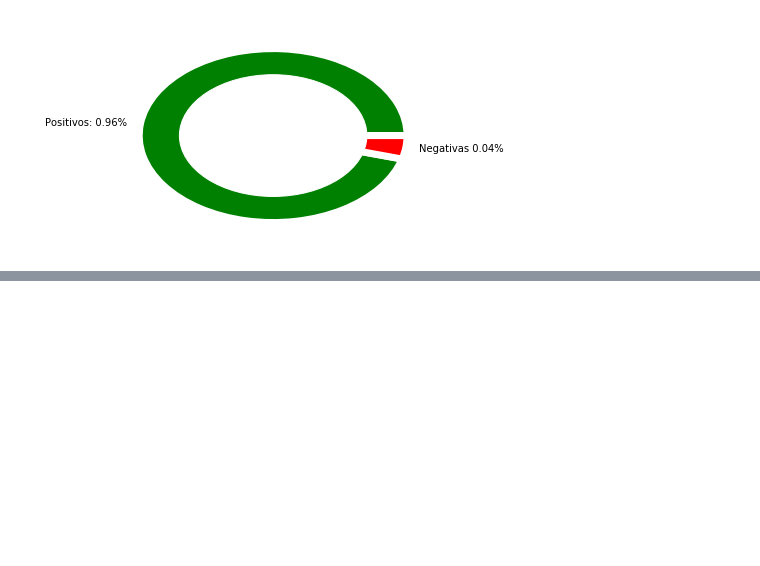
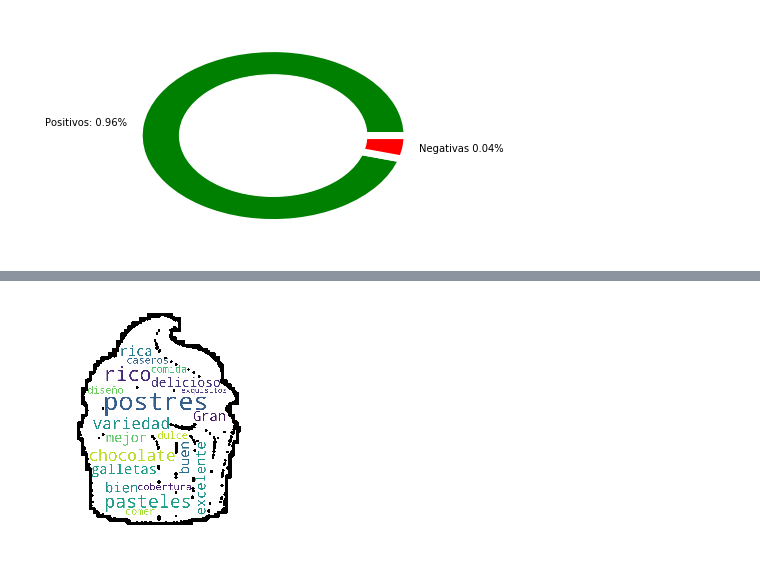
Before and after one commit to VictorGlzg/GG-HC_PROYECTO_FINAL, a Jupyter notebook: gg-hc-proyecto-final.ipynb, the cells around one changed output, grey strips where cells are left out. Cells and saved outputs as stored; diff of their text form; code cells hidden in the pictures; blank space fills up the shorter version.

```diff
--- a/gg-hc-proyecto-final.ipynb
+++ b/gg-hc-proyecto-final.ipynb
@@ -121,0 +151,14 @@ plt.show()
+# %%
+test = open('/kaggle/input/datosreview/REVIEW.txt', 'r').read()
+python_mask = np.array(PIL.Image.open("/kaggle/input/imagecup/logocup.jpg"))
+wcp = WordCloud(stopwords = stoplist, mask = python_mask,
+               background_color= "white",
+                contour_color = "black",
+               contour_width= 25,
+               min_font_size=3,
+               max_words = 20).generate(test)
+plt.imshow(wcp)
+plt.axis("off")
+plt.show()
+# %% [output]
+[figure, added]
```
Also changed, not shown: parts of 4 cells of this notebook.
